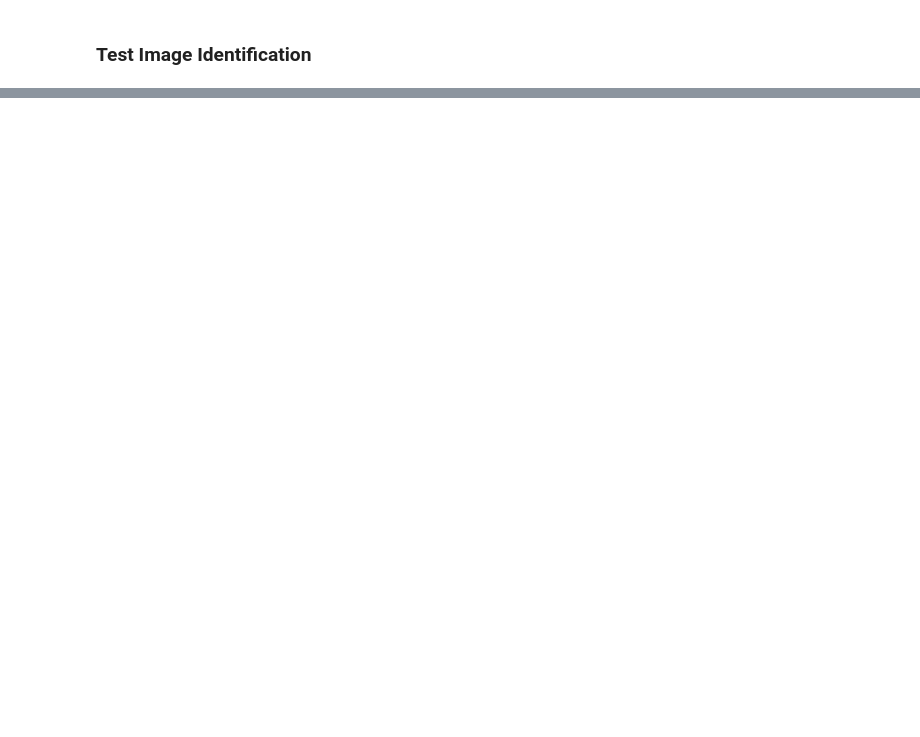
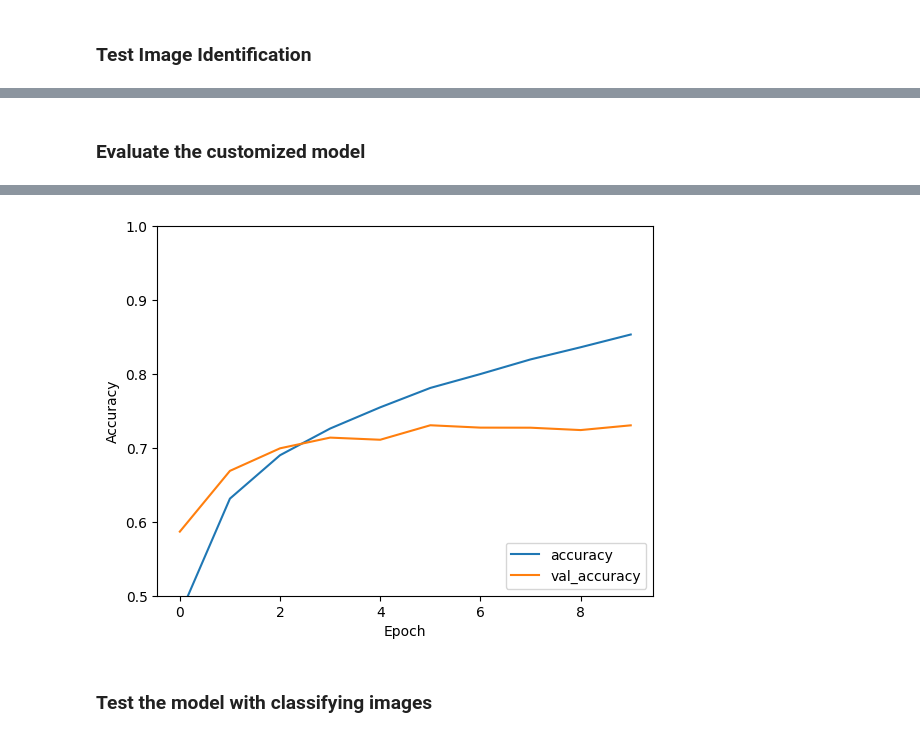
Before and after one commit to defurl/COS30082---AppliedML, a Jupyter notebook: Week5/COS30082---Week5.ipynb, the cells around one changed output, grey strips where cells are left out. Drawn from its saved outputs; the diff is of its cells as text; code cells hidden in the pictures; blank space fills up the shorter version.

```diff
--- a/Week5/COS30082---Week5.ipynb
+++ b/Week5/COS30082---Week5.ipynb
@@ -157,0 +159,15 @@ print(test_acc)
+# %%
+custom_model = models.Sequential()
+
+custom_model.add(layers.Conv2D(32, (3, 3), activation='relu', input_shape=(32, 32, 3)))
+custom_model.add(layers.MaxPooling2D((2, 2)))
+custom_model.add(layers.Conv2D(64, (3, 3), activation='relu'))
+custom_model.add(layers.MaxPooling2D((2, 2)))
+custom_model.add(layers.Conv2D(128, (3, 3), activation='relu'))
+# 'LeakyReLU' is a variation of 'relu' that can sometimes help with training.
+custom_model.add(layers.Flatten())
+custom_model.add(layers.Dense(128, activation=tf.keras.layers.LeakyReLU(negative_slope=0.1)))
+# Dropout randomly sets 20% of the neuron inputs to 0 during training,
+# forcing the network to learn more robust and redundant features.
+custom_model.add(layers.Dropout(0.2))
+custom_model.add(layers.Dense(10, activation='softmax'))
@@ -157,0 +200,11 @@ print(test_acc)
+# %%
+custom_model.compile(optimizer='adam',
+                         loss='sparse_categorical_crossentropy',
+                         metrics=['accuracy'])
+
+history = custom_model.fit(
+  train_images,
+  train_labels,
+  epochs=10,
+  validation_data=(test_images, test_labels)
+)
@@ -157,0 +232,12 @@ print(test_acc)
+# %% [markdown]
+### Evaluate the customized model
+# %%
+plt.plot(history.history['accuracy'], label='accuracy')
+plt.plot(history.history['val_accuracy'], label = 'val_accuracy')
+plt.xlabel('Epoch')
+plt.ylabel('Accuracy')
+plt.ylim([0.5, 1])
+plt.legend(loc='lower right')
+
+test_loss, test_acc = custom_model.evaluate(test_images,  test_labels, verbose=2)
+# %% [output]
@@ -157,0 +245,3 @@ print(test_acc)
+[figure, added]
+# %% [markdown]
+### Test the model with classifying images
```
Also changed, not shown: parts of 11 cells of this notebook, 6 other files.
